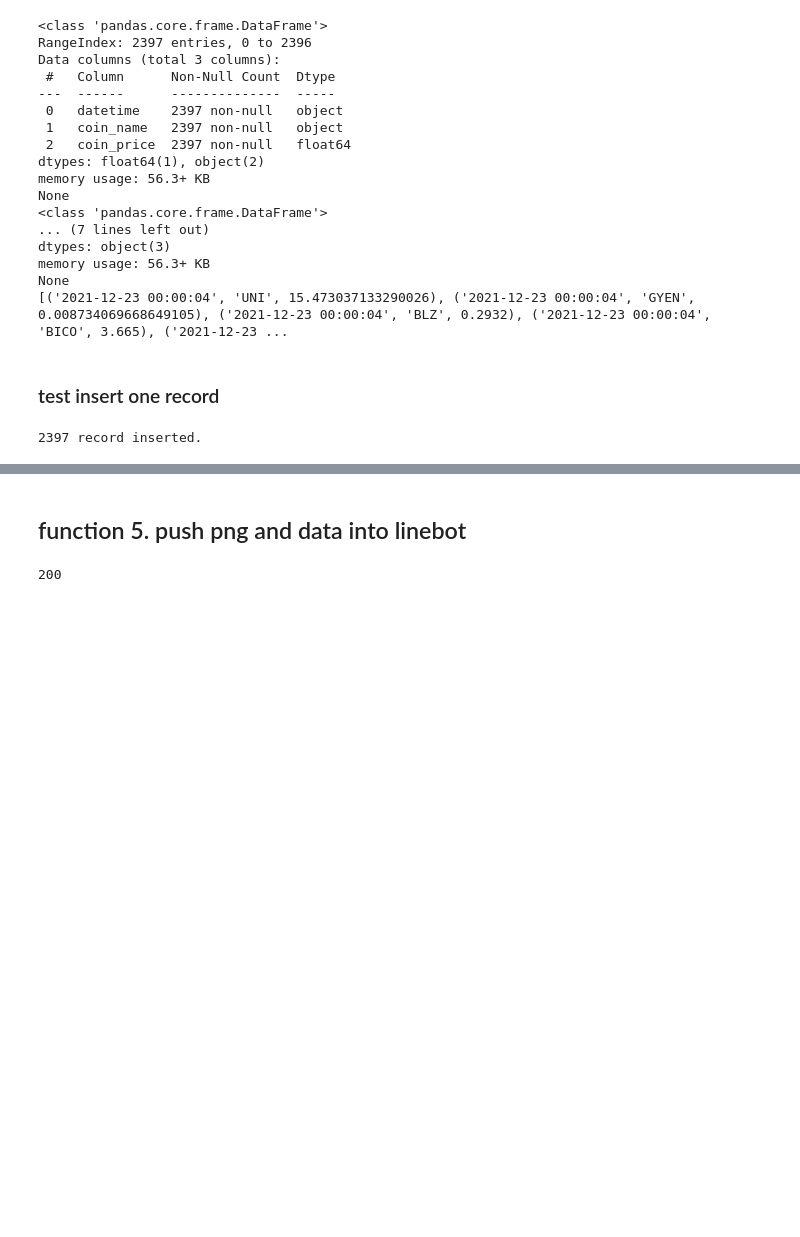
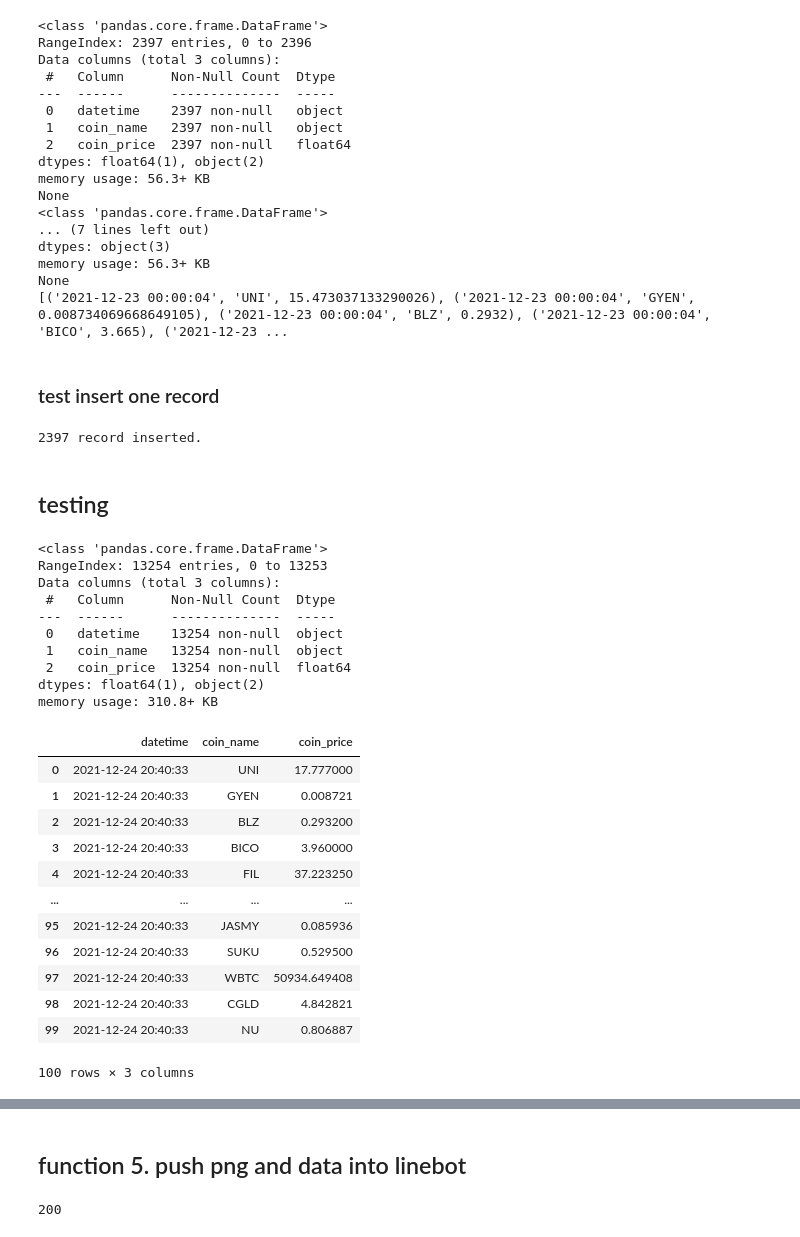
Before and after one commit to souv/coin_price_etl, a Jupyter notebook: src/extract_coin_script.ipynb, the cells around one changed output, grey strips where cells are left out. Drawn from its saved outputs; the diff is of its cells as text; code cells hidden in the pictures; blank space fills up the shorter version.

```diff
--- a/src/extract_coin_script.ipynb
+++ b/src/extract_coin_script.ipynb
@@ -316,3 +316,35 @@ mycursor = mydb.cursor()
 mycursor.execute("select * from coin_price")
 
 mydb.close()
+# %% [markdown]
+## testing
+# %%
+import pandas as pd
+df = pd.read_csv('/Users/lucaschang/Documents/ETL/coin_price_etl/result/base.csv')
+df.info()
+# df['datetime'] = pd.to_datetime(df['datetime'])
+df.head(100)
+# %% [output]
+<class 'pandas.core.frame.DataFrame'>
+RangeIndex: 13254 entries, 0 to 13253
+Data columns (total 3 columns):
+ #   Column      Non-Null Count  Dtype
+---  ------      --------------  -----
+ 0   datetime    13254 non-null  object
+ 1   coin_name   13254 non-null  object
+ 2   coin_price  13254 non-null  float64
+dtypes: float64(1), object(2)
+memory usage: 310.8+ KB
+|  | datetime | coin_name | coin_price |
+| 0 | 2021-12-24 20:40:33 | UNI | 17.777000 |
+| 1 | 2021-12-24 20:40:33 | GYEN | 0.008721 |
+| 2 | 2021-12-24 20:40:33 | BLZ | 0.293200 |
+| 3 | 2021-12-24 20:40:33 | BICO | 3.960000 |
+| 4 | 2021-12-24 20:40:33 | FIL | 37.223250 |
+| ... | ... | ... | ... |
+| 95 | 2021-12-24 20:40:33 | JASMY | 0.085936 |
+| 96 | 2021-12-24 20:40:33 | SUKU | 0.529500 |
+| 97 | 2021-12-24 20:40:33 | WBTC | 50934.649408 |
+| 98 | 2021-12-24 20:40:33 | CGLD | 4.842821 |
+| 99 | 2021-12-24 20:40:33 | NU | 0.806887 |
+100 rows × 3 columns
```
Also changed, not shown: parts of 4 cells of this notebook, 8 other files.
